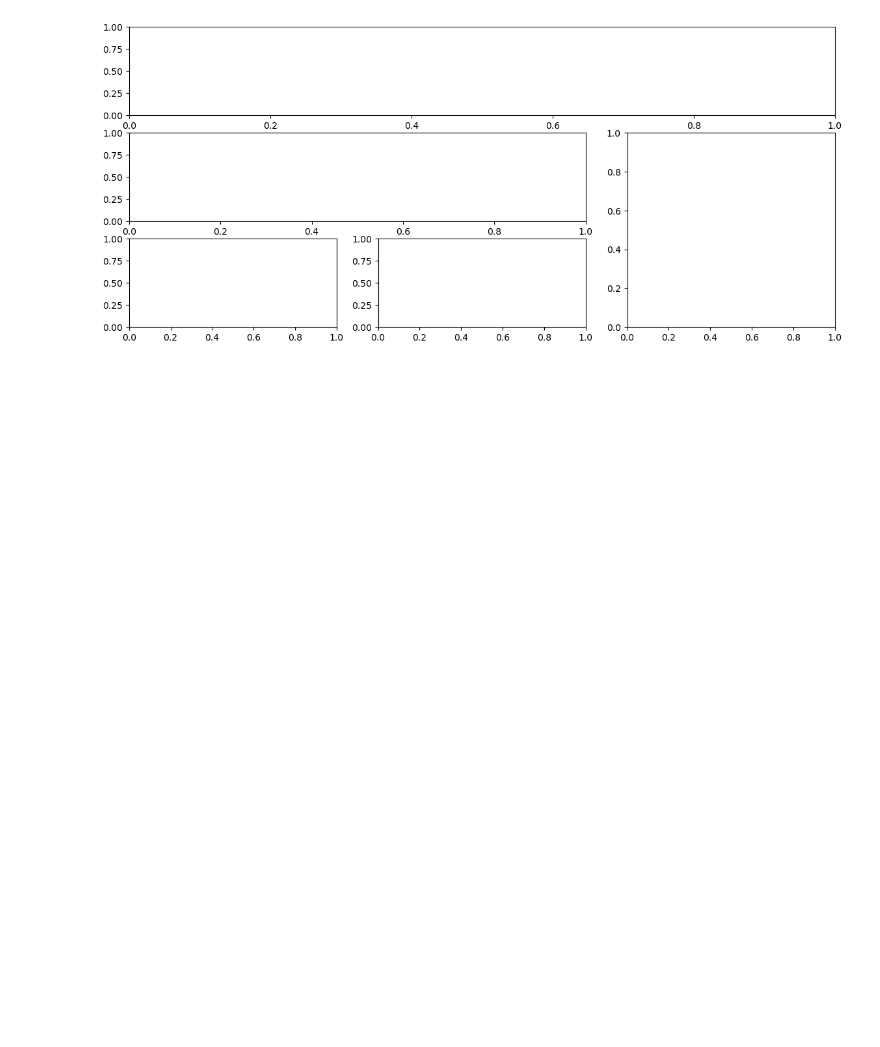
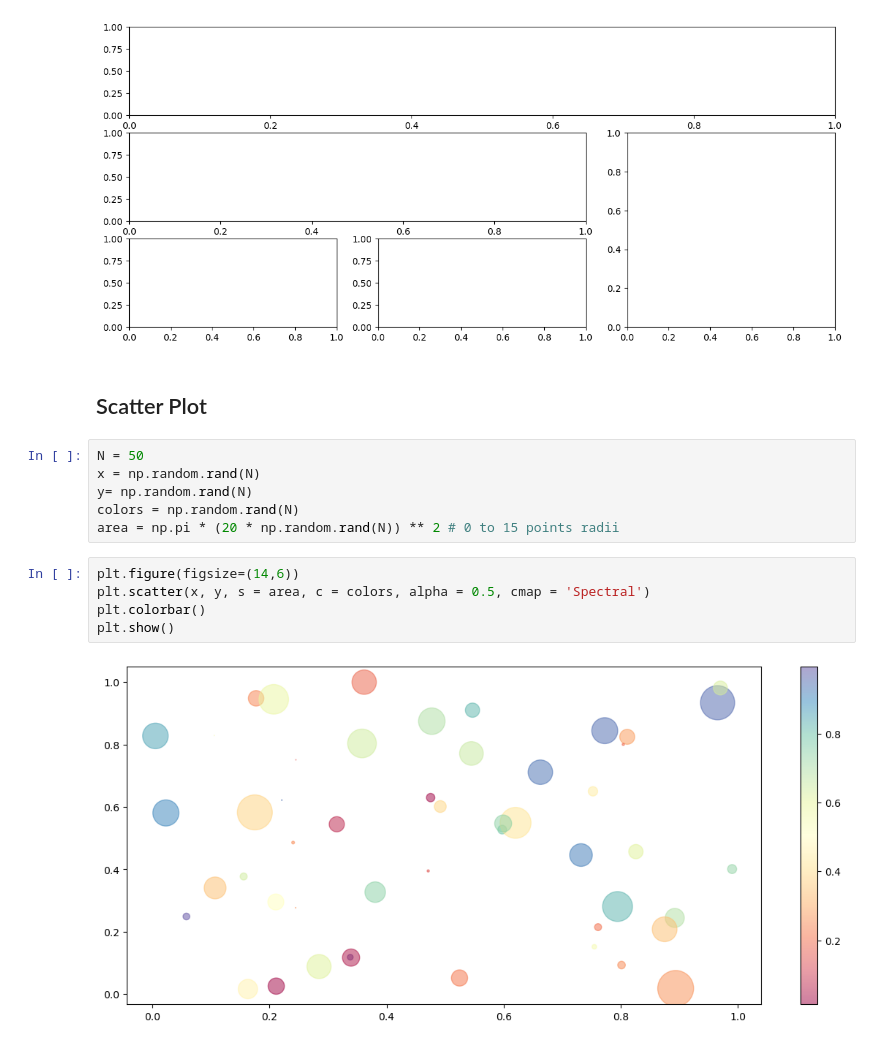
Before and after one commit to muhammadhananbaloch/Data-Analysis, a Jupyter notebook: data-cleaning-practice/Visualizations.ipynb, the cells around one changed output. Saved outputs shown, nothing was run; the diff lists cells and outputs as text; blank space fills up the shorter version.

Commit message:
Create scatter plots.

```diff
--- a/data-cleaning-practice/Visualizations.ipynb
+++ b/data-cleaning-practice/Visualizations.ipynb
@@ -163,3 +163,18 @@ ax4 = plt.subplot2grid((3,3), (2,0))
 ax5 = plt.subplot2grid((3,3), (2,1))
 # %% [output]
 [figure]
+# %% [markdown]
+## Scatter Plot
+# %%
+N = 50
+x = np.random.rand(N)
+y= np.random.rand(N)
+colors = np.random.rand(N)
+area = np.pi * (20 * np.random.rand(N)) ** 2 # 0 to 15 points radii
+# %%
+plt.figure(figsize=(14,6))
+plt.scatter(x, y, s = area, c = colors, alpha = 0.5, cmap = 'Spectral')
+plt.colorbar()
+plt.show()
+# %% [output]
+[figure, added]
```
Also changed, not shown: parts of 3 cells of this notebook.
